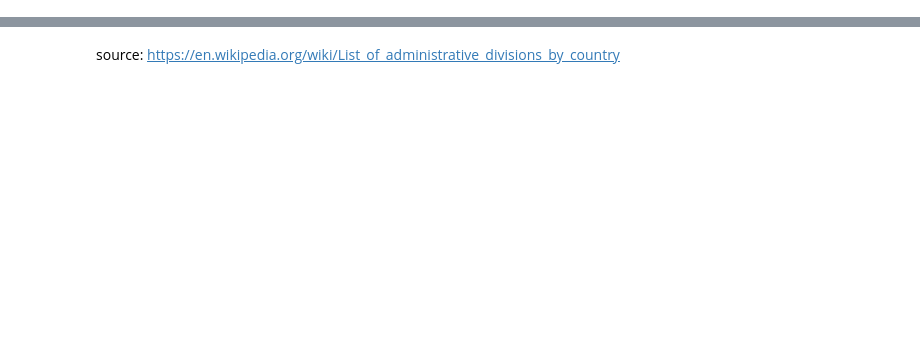
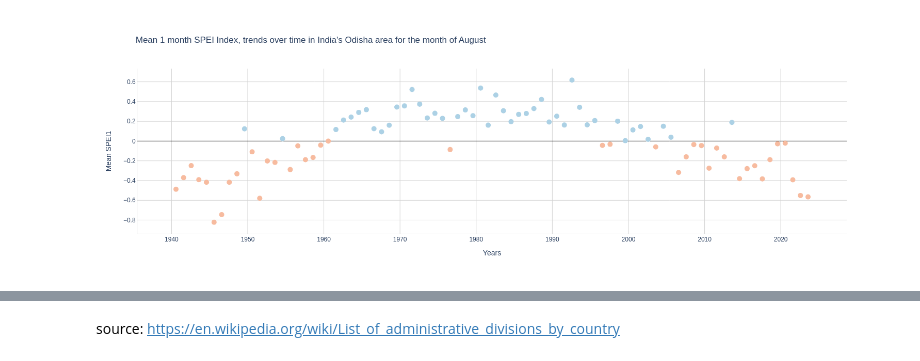
Before and after one commit to ECMWFCode4Earth/tales-of-drought, a Jupyter notebook: notebooks/notebook_1.ipynb, the cells around one changed output, grey strips where cells are left out. Saved outputs shown, nothing was run; the diff lists cells and outputs as text; code cells hidden in the pictures; blank space fills up the shorter version.

```diff
--- a/notebooks/notebook_1.ipynb
+++ b/notebooks/notebook_1.ipynb
@@ -20,9 +20,19 @@ country_to_subareas = uti.read_json_to_dict('countries.json', True)
 months = uti.read_json_to_dict('months.json')
 timescales = uti.read_json_to_dict('timescales.json')
 area_subset_data = None
-selected_country = None
-selected_subarea = None
-selected_month = None
-selected_timescale = None
 map_display = None
+
+selected = {
+    "country": None,
+    "subarea": None,
+    "month": None,
+    "timescale": None
+}
+
+placeholders = {
+    "country": "country...",
+    "subarea": "subarea...",
+    "month": "month...",
+    "timescale": "timescale..."
+}
 # %%
@@ -125,27 +137,14 @@ def on_value_change(change):
             map_iframe = uti.display_map_in_iframe(map_display)
             display(map_iframe)
 # %%
-# Output widgets
+# Output area for display updates
 output_area = widgets.Output()
 
 # Display widgets
 display(country_selector, subarea_selector, month_selector, timescale_selector, output_area)
 
-
-# Linking widgets to functions
-country_selector.observe(
-    lambda change: uti.update_subarea_selector(
-        change,
-        placeholder_country,
-        placeholder_subarea,
-        subarea_selector,
-        country_to_subareas
-    ),
-    names='value'
-)
-
 # Attach observers to the widgets
-# The generated map is just to verify that the selected area is the one of interest
+country_selector.observe(update_subarea_selector, names='value')
 country_selector.observe(on_value_change, names='value')
 subarea_selector.observe(on_value_change, names='value')
 month_selector.observe(on_value_change, names='value')
@@ -183,3 +158,3 @@ Data variables:
 # %%
-index = f'SPEI{timescales[selected_timescale]}'
+index = f"SPEI{timescales[selected['timescale']]}"
 # print(area_subset_data[index].values)
@@ -186,4 +187,4 @@ index = f'SPEI{timescales[selected_timescale]}'
 # %%
 area_subset_data[index] = uti.replace_invalid_values(area_subset_data[index])
 # %%
-times, values, colors = uti.compute_mean_spei_and_extract_values(area_subset_data[index])
+scatterplot_values = uti.compute_means(area_subset_data[index])
@@ -228,0 +191,3 @@ fig.show()
+# %%
+uti.create_scatterplot(scatterplot_values, timescales, selected)
+# %% [output]
@@ -228,0 +195 @@ fig.show()
+[figure, added]
```
Also changed, not shown: parts of 10 cells of this notebook, 1 other file.
